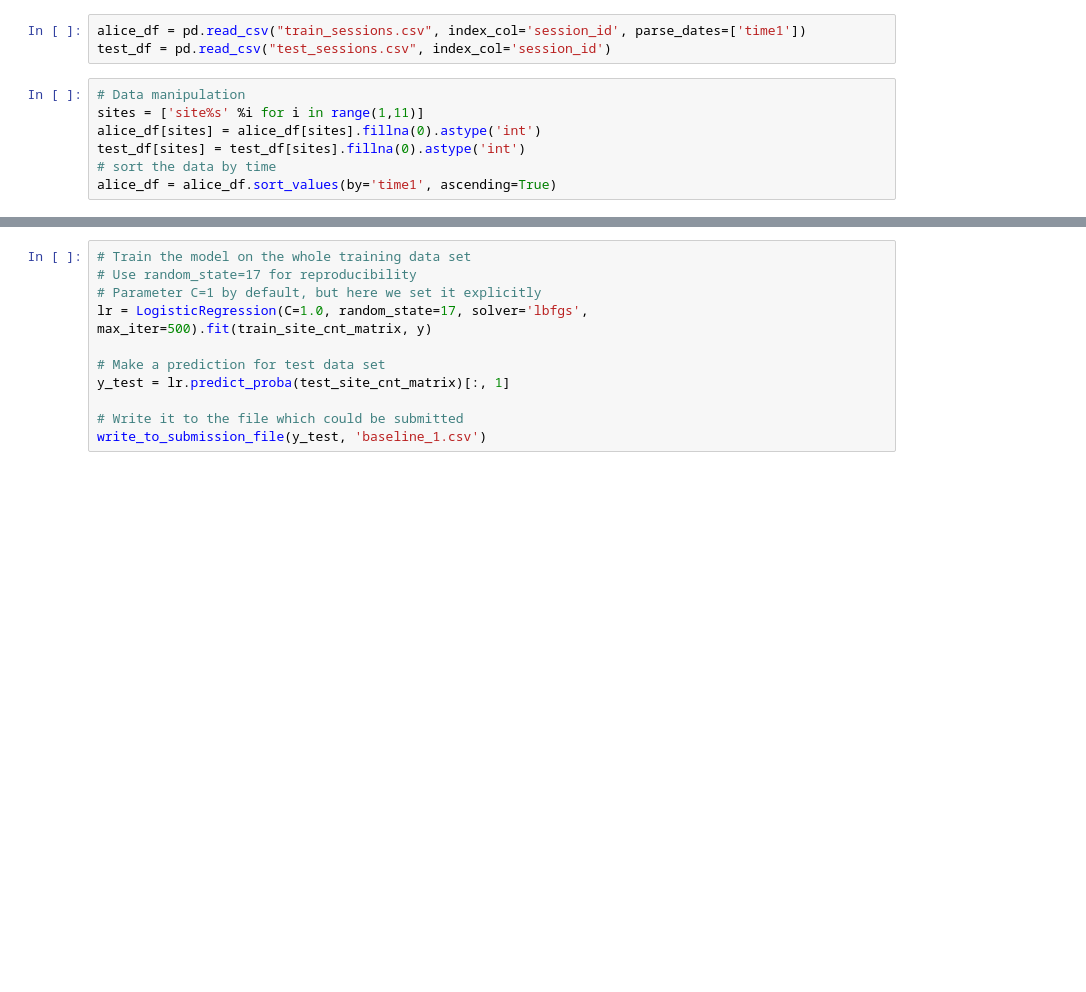
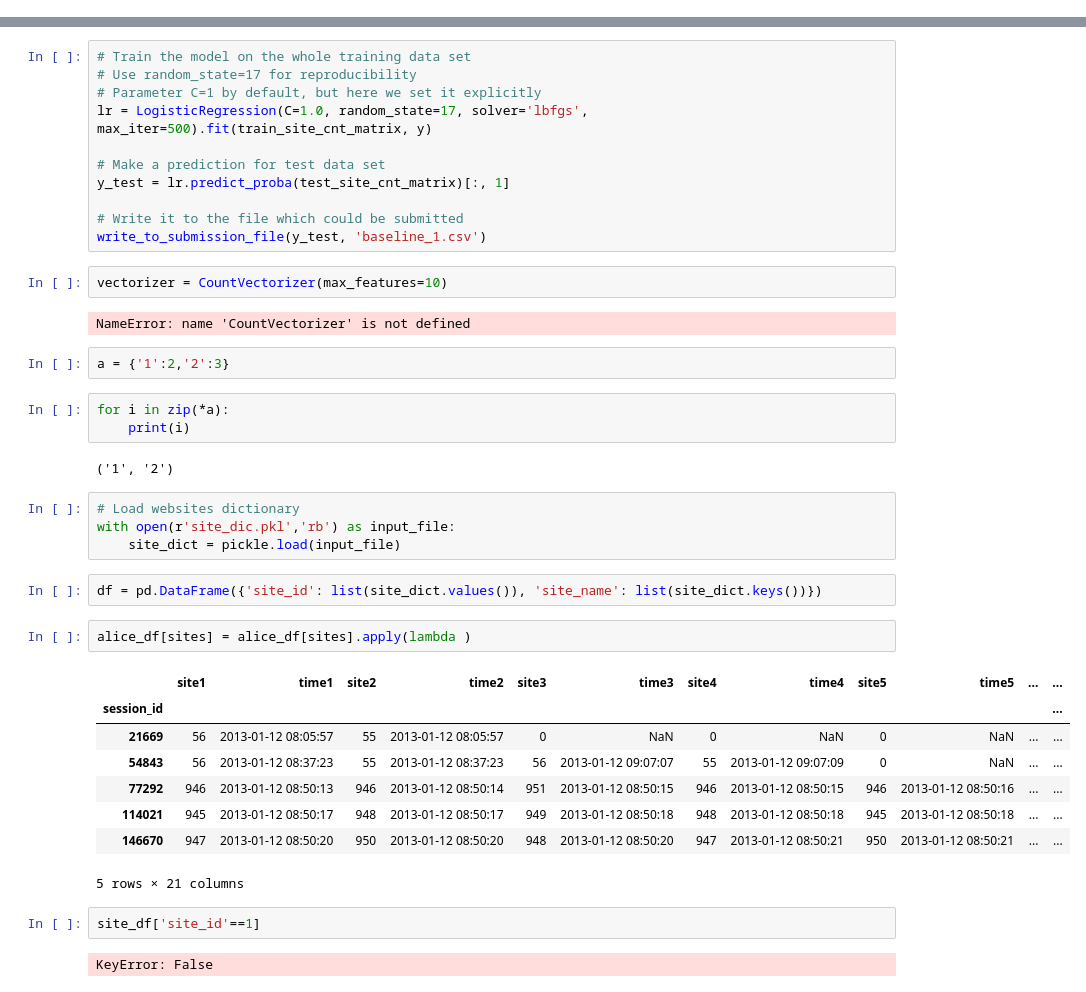
Before and after one commit to BoshengW/Data_Science_Learning, a Jupyter notebook: Alice_Kaggle/Alice Data EDA.ipynb, the cells around one changed output, grey strips where cells are left out. Drawn from its saved outputs; the diff is of its cells as text; blank space fills up the shorter version.

```diff
--- a/Alice_Kaggle/Alice Data EDA.ipynb
+++ b/Alice_Kaggle/Alice Data EDA.ipynb
@@ -8,13 +9,3 @@ from sklearn.linear_model import LogisticRegression
 import numpy as np
 
 import warnings
-# %%
-alice_df = pd.read_csv("train_sessions.csv", index_col='session_id', parse_dates=['time1'])
-test_df = pd.read_csv("test_sessions.csv", index_col='session_id')
-# %%
-# Data manipulation
-sites = ['site%s' %i for i in range(1,11)]
-alice_df[sites] = alice_df[sites].fillna(0).astype('int')
-test_df[sites] = test_df[sites].fillna(0).astype('int')
-# sort the data by time
-alice_df = alice_df.sort_values(by='time1', ascending=True)
@@ -90,3 +167,35 @@ y_test = lr.predict_proba(test_site_cnt_matrix)[:, 1]
 
 # Write it to the file which could be submitted
 write_to_submission_file(y_test, 'baseline_1.csv')
+# %%
+vectorizer = CountVectorizer(max_features=10)
+# %% [output]
+NameError: name 'CountVectorizer' is not defined
+# %%
+a = {'1':2,'2':3}
+# %%
+for i in zip(*a):
+    print(i)
+# %% [output]
+('1', '2')
+# %%
+# Load websites dictionary
+with open(r'site_dic.pkl','rb') as input_file:
+    site_dict = pickle.load(input_file)
+# %%
+df = pd.DataFrame({'site_id': list(site_dict.values()), 'site_name': list(site_dict.keys())})
+# %%
+alice_df[sites] = alice_df[sites].apply(lambda )
+# %% [output]
+|  | site1 | time1 | site2 | time2 | site3 | time3 | site4 | time4 | site5 | time5 | ... | ... |
+| session_id |  |  |  |  |  |  |  |  |  |  |  | ... |
+| 21669 | 56 | 2013-01-12 08:05:57 | 55 | 2013-01-12 08:05:57 | 0 | NaN | 0 | NaN | 0 | NaN | ... | ... |
+| 54843 | 56 | 2013-01-12 08:37:23 | 55 | 2013-01-12 08:37:23 | 56 | 2013-01-12 09:07:07 | 55 | 2013-01-12 09:07:09 | 0 | NaN | ... | ... |
+| 77292 | 946 | 2013-01-12 08:50:13 | 946 | 2013-01-12 08:50:14 | 951 | 2013-01-12 08:50:15 | 946 | 2013-01-12 08:50:15 | 946 | 2013-01-12 08:50:16 | ... | ... |
+| 114021 | 945 | 2013-01-12 08:50:17 | 948 | 2013-01-12 08:50:17 | 949 | 2013-01-12 08:50:18 | 948 | 2013-01-12 08:50:18 | 945 | 2013-01-12 08:50:18 | ... | ... |
+| 146670 | 947 | 2013-01-12 08:50:20 | 950 | 2013-01-12 08:50:20 | 948 | 2013-01-12 08:50:20 | 947 | 2013-01-12 08:50:21 | 950 | 2013-01-12 08:50:21 | ... | ... |
+5 rows × 21 columns
+# %%
+site_df['site_id'==1]
+# %% [output]
+KeyError: False
```
Also changed, not shown: parts of 15 cells of this notebook, 2 other files.
